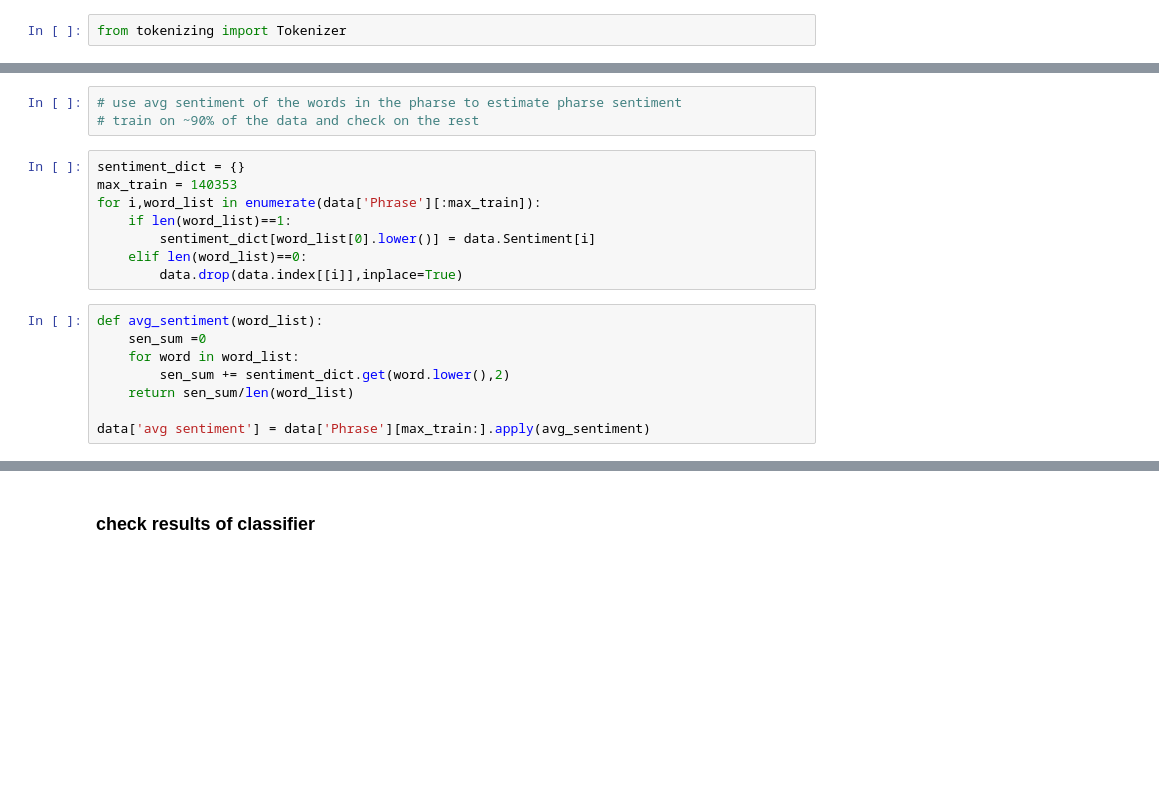
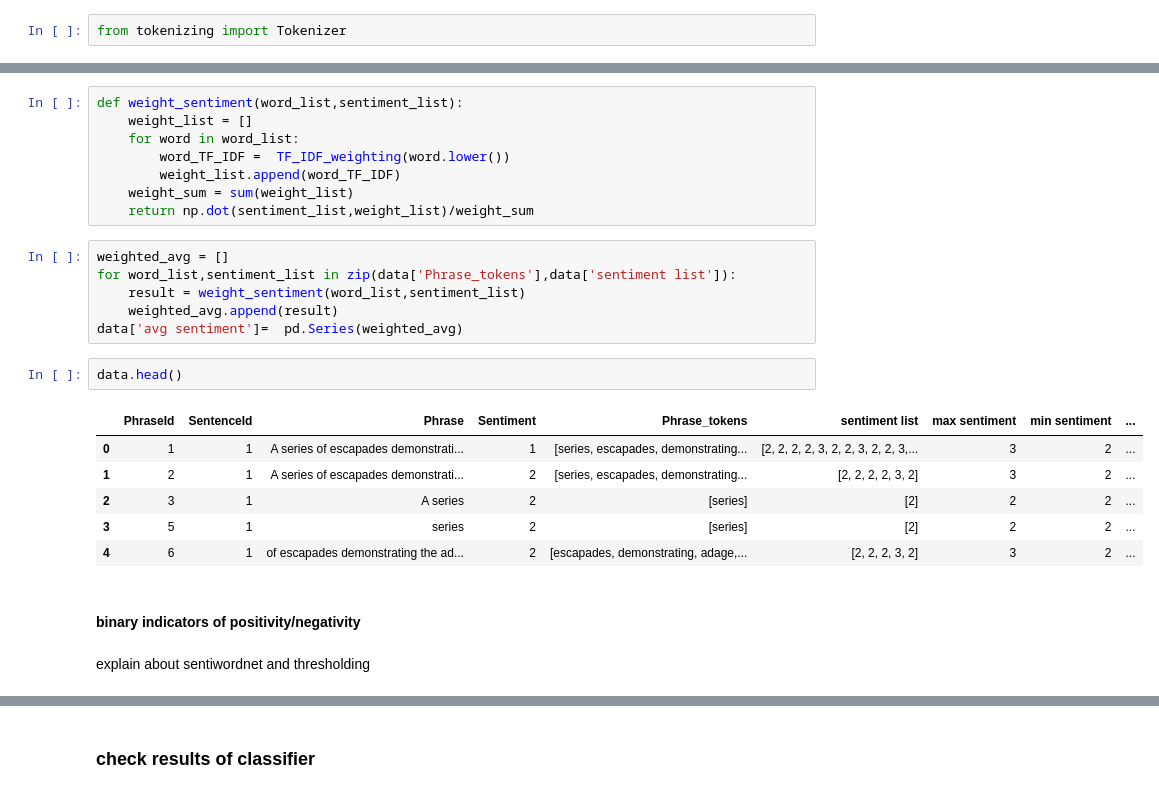
Before and after one commit to yaniv63/sentiment-analysis, a Jupyter notebook: sentiment_analysis.ipynb, the cells around one changed output, grey strips where cells are left out. Drawn from its saved outputs; the diff is of its cells as text; blank space fills up the shorter version.

```diff
--- a/sentiment_analysis.ipynb
+++ b/sentiment_analysis.ipynb
@@ -62,19 +147,27 @@ data.head()
-# %%
-# use avg sentiment of the words in the pharse to estimate pharse sentiment
-# train on ~90% of the data and check on the rest
-# %%
-sentiment_dict = {}
-max_train = 140353
-for i,word_list in enumerate(data['Phrase'][:max_train]):
-    if len(word_list)==1:
-        sentiment_dict[word_list[0].lower()] = data.Sentiment[i]
-    elif len(word_list)==0:
-        data.drop(data.index[[i]],inplace=True)
-# %%
-def avg_sentiment(word_list):
-    sen_sum =0
-    for word in word_list:
-        sen_sum += sentiment_dict.get(word.lower(),2)
-    return sen_sum/len(word_list)
-
-data['avg sentiment'] = data['Phrase'][max_train:].apply(avg_sentiment)
+# %%
+def weight_sentiment(word_list,sentiment_list):
+    weight_list = []
+    for word in word_list:
+        word_TF_IDF =  TF_IDF_weighting(word.lower())
+        weight_list.append(word_TF_IDF)
+    weight_sum = sum(weight_list)
+    return np.dot(sentiment_list,weight_list)/weight_sum
+# %%
+weighted_avg = []
+for word_list,sentiment_list in zip(data['Phrase_tokens'],data['sentiment list']):
+    result = weight_sentiment(word_list,sentiment_list)
+    weighted_avg.append(result)
+data['avg sentiment']=  pd.Series(weighted_avg)
+# %%
+data.head()
+# %% [output]
+|  | PhraseId | SentenceId | Phrase | Sentiment | Phrase_tokens | sentiment list | max sentiment | min sentiment | ... |
+| 0 | 1 | 1 | A series of escapades demonstrati... | 1 | [series, escapades, demonstrating... | [2, 2, 2, 2, 3, 2, 2, 3, 2, 2, 3,... | 3 | 2 | ... |
+| 1 | 2 | 1 | A series of escapades demonstrati... | 2 | [series, escapades, demonstrating... | [2, 2, 2, 2, 3, 2] | 3 | 2 | ... |
+| 2 | 3 | 1 | A series | 2 | [series] | [2] | 2 | 2 | ... |
+| 3 | 5 | 1 | series | 2 | [series] | [2] | 2 | 2 | ... |
+| 4 | 6 | 1 | of escapades demonstrating the ad... | 2 | [escapades, demonstrating, adage,... | [2, 2, 2, 3, 2] | 3 | 2 | ... |
+# %% [markdown]
+#### binary indicators of positivity/negativity
+# %% [markdown]
+explain about sentiwordnet and thresholding
```
Also changed, not shown: parts of 31 cells of this notebook.
